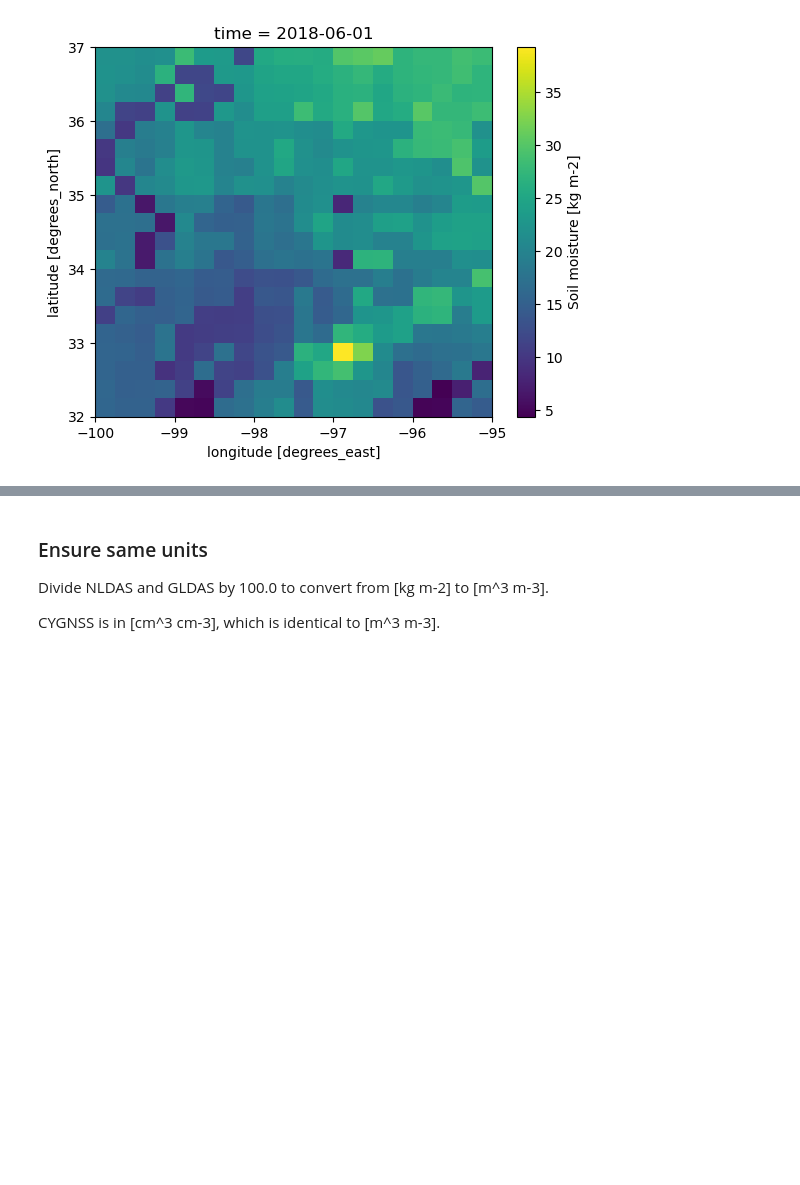
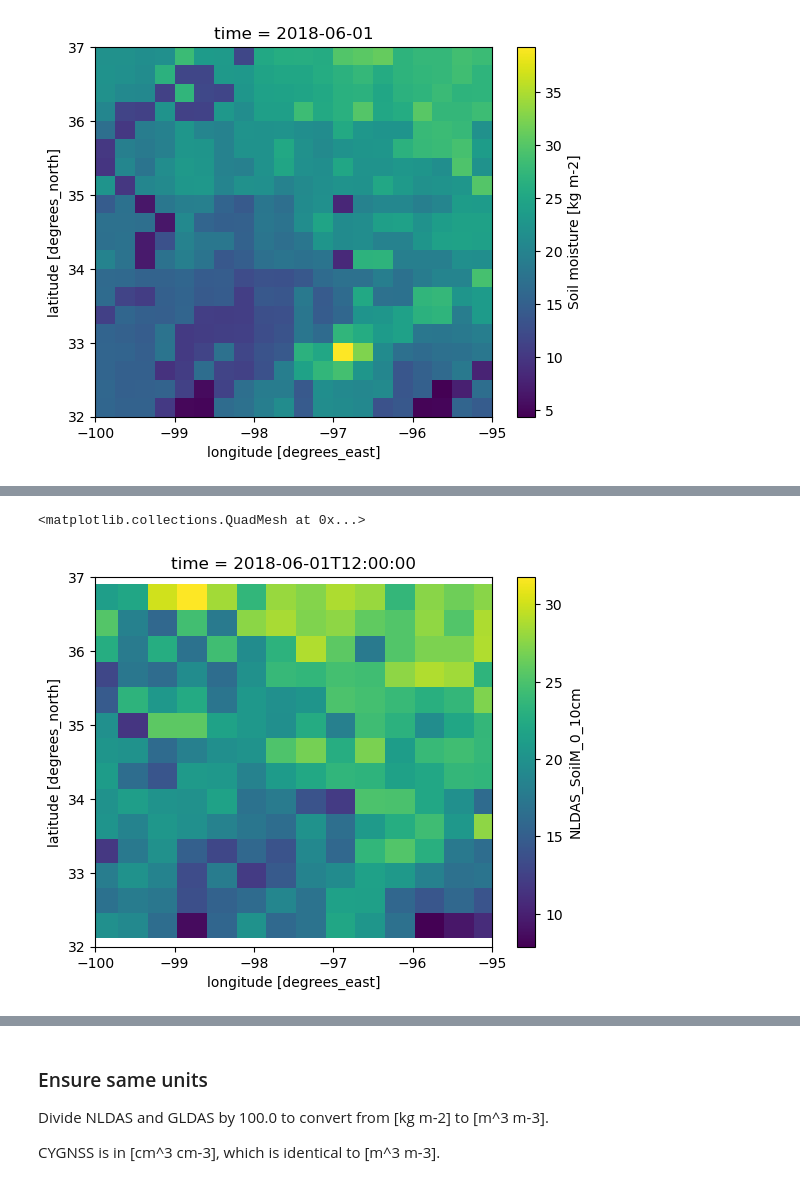
Before and after one commit to alexishunzinger/gesdisc-use-cases, a Jupyter notebook: mocko-ldas-comparison/ldas-comparison.ipynb, the cells around one changed output, grey strips where cells are left out. Drawn from its saved outputs; the diff is of its cells as text; code cells hidden in the pictures; blank space fills up the shorter version.

```diff
--- a/mocko-ldas-comparison/ldas-comparison.ipynb
+++ b/mocko-ldas-comparison/ldas-comparison.ipynb
@@ -360,15 +313,14 @@ Interpolate GLDAS and CYGNSS to NLDAS grid resolution (0.125 deg x 0.125 deg)
 # %%
+%%time
 # NLDAS --> CYGNSS interpolation
-nx, ny = np.meshgrid(nldas_sm.lon.values, nldas_sm.lat.values)
+nx, ny = np.meshgrid(nldas_ds.lon.values, nldas_ds.lat.values)
 nldas_pts = np.stack([nx.ravel(), ny.ravel()], axis=1)
 
-#cx, cy, = cygnss_ass.longitude[cygnss_sub]
-cx, cy = cygnss_sgp_sm.longitude.values, cygnss_sgp_sm.latitude.values
+cx, cy = cygnss_ds.longitude.values, cygnss_ds.latitude.values
 cygnss_pts = np.stack([cx.ravel(), cy.ravel()], axis=1)
 
-#grid = griddata(nldas_pts, nldas_sm.values, cygnss_pts, method='nearest')
-nldas_sm[0,:,:].values
-#nx.shape, ny.shape, nldas_pts.shape, cx.shape, cy.shape, cygnss_pts.shape
+nldas_sm_interp = griddata(nldas_pts, nldas_ds_daily.SoilM_0_10cm[0,:,:].values.flatten(), cygnss_pts, method='linear')
 
-#grid = griddata(cygnss_pts)
+nldas_sm_interp = nldas_sm_interp.reshape(1, 252, 802)
+nldas_sm_interp
 # %% [output]
@@ -458,0 +336,13 @@ gldas_sm_daily = gldas_sm.resample(time="1D").mean()
+# %%
+%%time
+# GLDAS --> CYGNSS interpolation
+nx, ny = np.meshgrid(gldas_ds.lon.values, gldas_ds.lat.values)
+gldas_pts = np.stack([nx.ravel(), ny.ravel()], axis=1)
+
+cx, cy = cygnss_ds.longitude.values, cygnss_ds.latitude.values
+cygnss_pts = np.stack([cx.ravel(), cy.ravel()], axis=1)
+
+gldas_sm_interp = griddata(gldas_pts, gldas_ds_daily.SoilMoi0_10cm_inst[0,:,:].values.flatten(), cygnss_pts, method='linear')
+
+gldas_sm_interp = gldas_sm_interp.reshape(1, 252, 802)
+gldas_sm_interp
@@ -458,0 +361,3 @@ gldas_sm_daily = gldas_sm.resample(time="1D").mean()
+# %%
+cygnss_ds = cygnss_ds.assign(NLDAS_SoilM_0_10cm=(["time", "lat", "lon"], nldas_sm_interp))
+cygnss_ds.NLDAS_SoilM_0_10cm
@@ -458,0 +376,3 @@ gldas_sm_daily = gldas_sm.resample(time="1D").mean()
+# %%
+cygnss_ds = cygnss_ds.assign(GLDAS_SoilMoi0_10cm_inst=(["time", "lat", "lon"], gldas_sm_interp))
+cygnss_ds.GLDAS_SoilMoi0_10cm_inst
@@ -458,0 +391,12 @@ gldas_sm_daily = gldas_sm.resample(time="1D").mean()
+# %%
+# Reassign coordinates using the latitude and longitude variables
+cygnss_interp_ra = cygnss_ds.set_coords(("latitude", "longitude"))
+
+# Clip the soil moisture variable to the specified bounding box for Southern Great Plains
+cygnss_interp_sgp_sm = cygnss_interp_ra.where((cygnss_interp_ra.latitude > min_lat) & (cygnss_interp_ra.latitude < max_lat) & (cygnss_interp_ra.longitude > min_lon) & (cygnss_interp_ra.longitude < max_lon))
+
+# Plot the regridded NLDAS variable on the CYGNSS grid
+cygnss_interp_sgp_sm.NLDAS_SoilM_0_10cm[0,:,:].plot(x="longitude", y="latitude",xlim=(min_lon,max_lon),ylim=(min_lat,max_lat))
+# %% [output]
+<matplotlib.collections.QuadMesh at 0x...>
+[figure, added]
```
Also changed, not shown: parts of 27 cells of this notebook.
